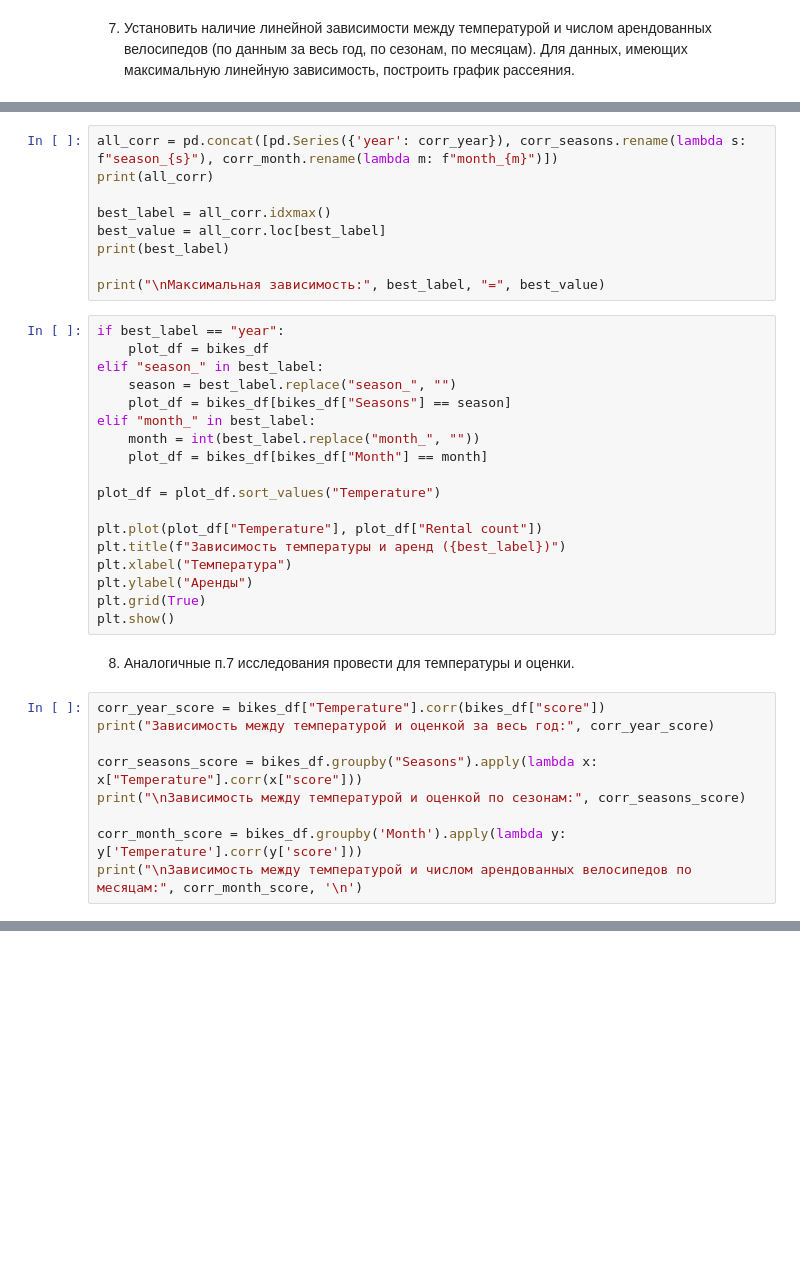
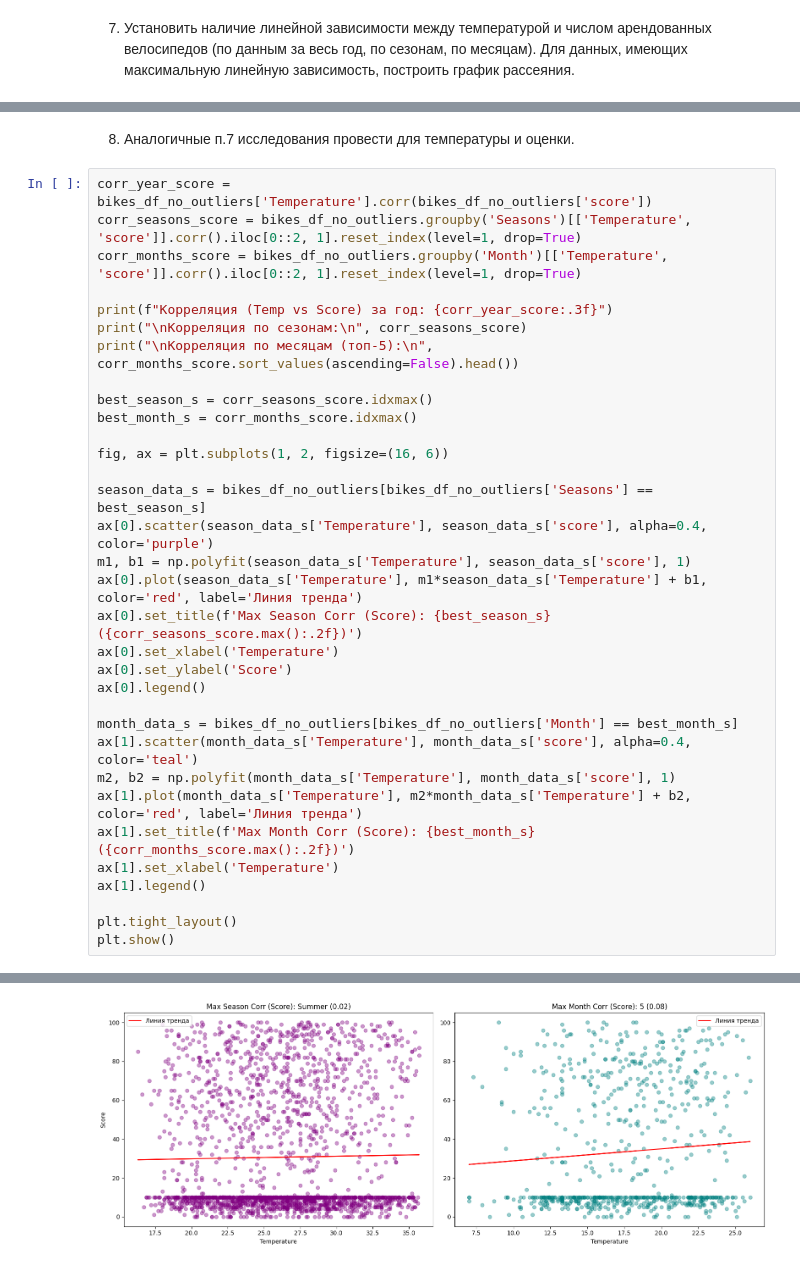
Before and after one commit to Qweyke/class-stat-methods-of-info-processing, a Jupyter notebook: lab_4/numerical_chars.ipynb, the cells around one changed output, grey strips where cells are left out. Cells and saved outputs as stored; diff of their text form; blank space fills up the shorter version.

```diff
--- a/lab_4/numerical_chars.ipynb
+++ b/lab_4/numerical_chars.ipynb
@@ -143,38 +207,36 @@ print("\nЗависимость между температурой и числ
-# %%
-all_corr = pd.concat([pd.Series({'year': corr_year}), corr_seasons.rename(lambda s: f"season_{s}"), corr_month.rename(lambda m: f"month_{m}")])
-print(all_corr)
-
-best_label = all_corr.idxmax()
-best_value = all_corr.loc[best_label]
-print(best_label)
-
-print("\nМаксимальная зависимость:", best_label, "=", best_value)
-# %%
-if best_label == "year":
-    plot_df = bikes_df
-elif "season_" in best_label:
-    season = best_label.replace("season_", "")
-    plot_df = bikes_df[bikes_df["Seasons"] == season]
-elif "month_" in best_label:
-    month = int(best_label.replace("month_", ""))
-    plot_df = bikes_df[bikes_df["Month"] == month]
-
-plot_df = plot_df.sort_values("Temperature")
-
-plt.plot(plot_df["Temperature"], plot_df["Rental count"])
-plt.title(f"Зависимость температуры и аренд ({best_label})")
-plt.xlabel("Температура")
-plt.ylabel("Аренды")
-plt.grid(True)
-plt.show()
 # %% [markdown]
 8) Аналогичные п.7 исследования провести для температуры и оценки.
 # %%
-corr_year_score = bikes_df["Temperature"].corr(bikes_df["score"])
-print("Зависимость между температурой и оценкой за весь год:", corr_year_score)
+corr_year_score = bikes_df_no_outliers['Temperature'].corr(bikes_df_no_outliers['score'])
+corr_seasons_score = bikes_df_no_outliers.groupby('Seasons')[['Temperature', 'score']].corr().iloc[0::2, 1].reset_index(level=1, drop=True)
+corr_months_score = bikes_df_no_outliers.groupby('Month')[['Temperature', 'score']].corr().iloc[0::2, 1].reset_index(level=1, drop=True)
 
-corr_seasons_score = bikes_df.groupby("Seasons").apply(lambda x: x["Temperature"].corr(x["score"]))
-print("\nЗависимость между температурой и оценкой по сезонам:", corr_seasons_score)
+print(f"Корреляция (Temp vs Score) за год: {corr_year_score:.3f}")
+print("\nКорреляция по сезонам:\n", corr_seasons_score)
+print("\nКорреляция по месяцам (топ-5):\n", corr_months_score.sort_values(ascending=False).head())
 
-corr_month_score = bikes_df.groupby('Month').apply(lambda y: y['Temperature'].corr(y['score']))
-print("\nЗависимость между температурой и числом арендованных велосипедов по месяцам:", corr_month_score, '\n')
+best_season_s = corr_seasons_score.idxmax()
+best_month_s = corr_months_score.idxmax()
+
+fig, ax = plt.subplots(1, 2, figsize=(16, 6))
+
+season_data_s = bikes_df_no_outliers[bikes_df_no_outliers['Seasons'] == best_season_s]
+ax[0].scatter(season_data_s['Temperature'], season_data_s['score'], alpha=0.4, color='purple')
+m1, b1 = np.polyfit(season_data_s['Temperature'], season_data_s['score'], 1)
+ax[0].plot(season_data_s['Temperature'], m1*season_data_s['Temperature'] + b1, color='red', label='Линия тренда')
+ax[0].set_title(f'Max Season Corr (Score): {best_season_s} ({corr_seasons_score.max():.2f})')
+ax[0].set_xlabel('Temperature')
+ax[0].set_ylabel('Score')
+ax[0].legend()
+
+month_data_s = bikes_df_no_outliers[bikes_df_no_outliers['Month'] == best_month_s]
+ax[1].scatter(month_data_s['Temperature'], month_data_s['score'], alpha=0.4, color='teal')
+m2, b2 = np.polyfit(month_data_s['Temperature'], month_data_s['score'], 1)
+ax[1].plot(month_data_s['Temperature'], m2*month_data_s['Temperature'] + b2, color='red', label='Линия тренда')
+ax[1].set_title(f'Max Month Corr (Score): {best_month_s} ({corr_months_score.max():.2f})')
+ax[1].set_xlabel('Temperature')
+ax[1].legend()
+
+plt.tight_layout()
+plt.show()
+# %% [output]
@@ -180,0 +261 @@ print("\nЗависимость между температурой и числ
+[figure, added]
```
Also changed, not shown: parts of 12 cells of this notebook.
